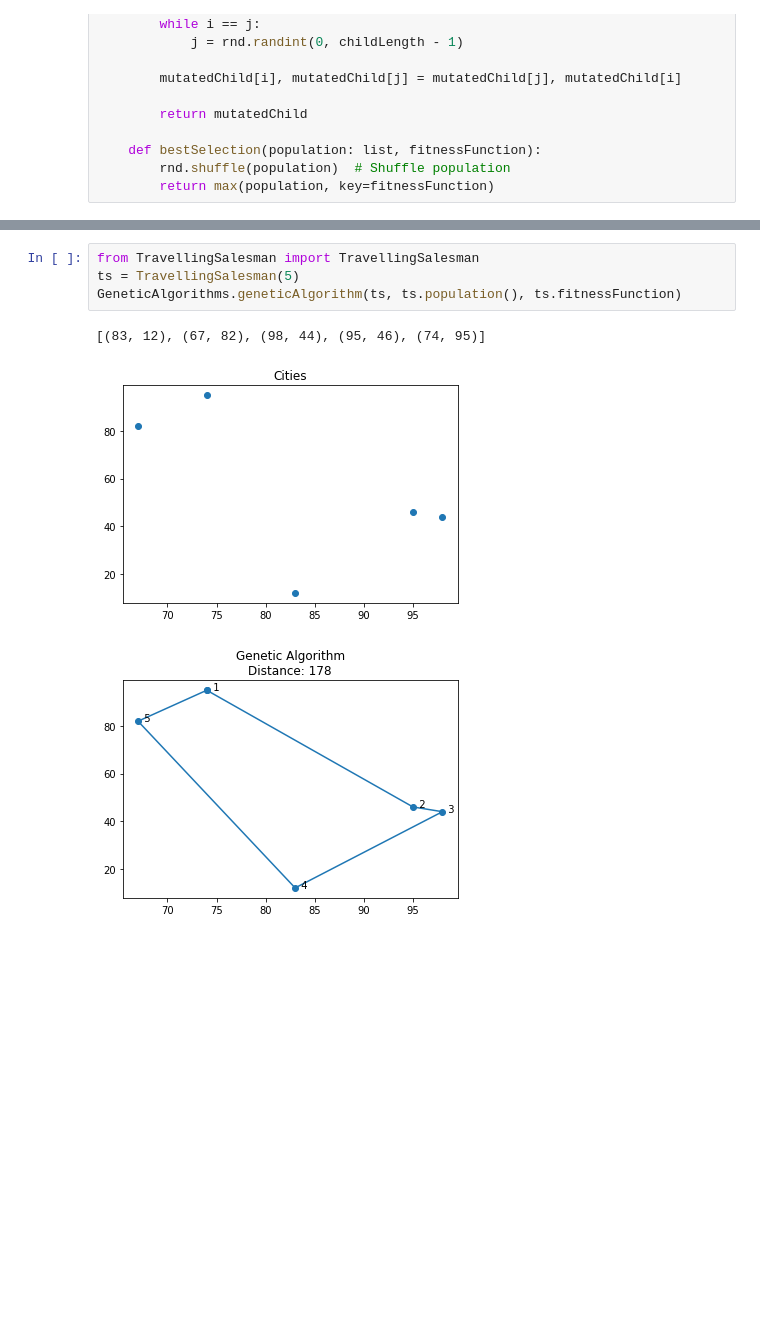
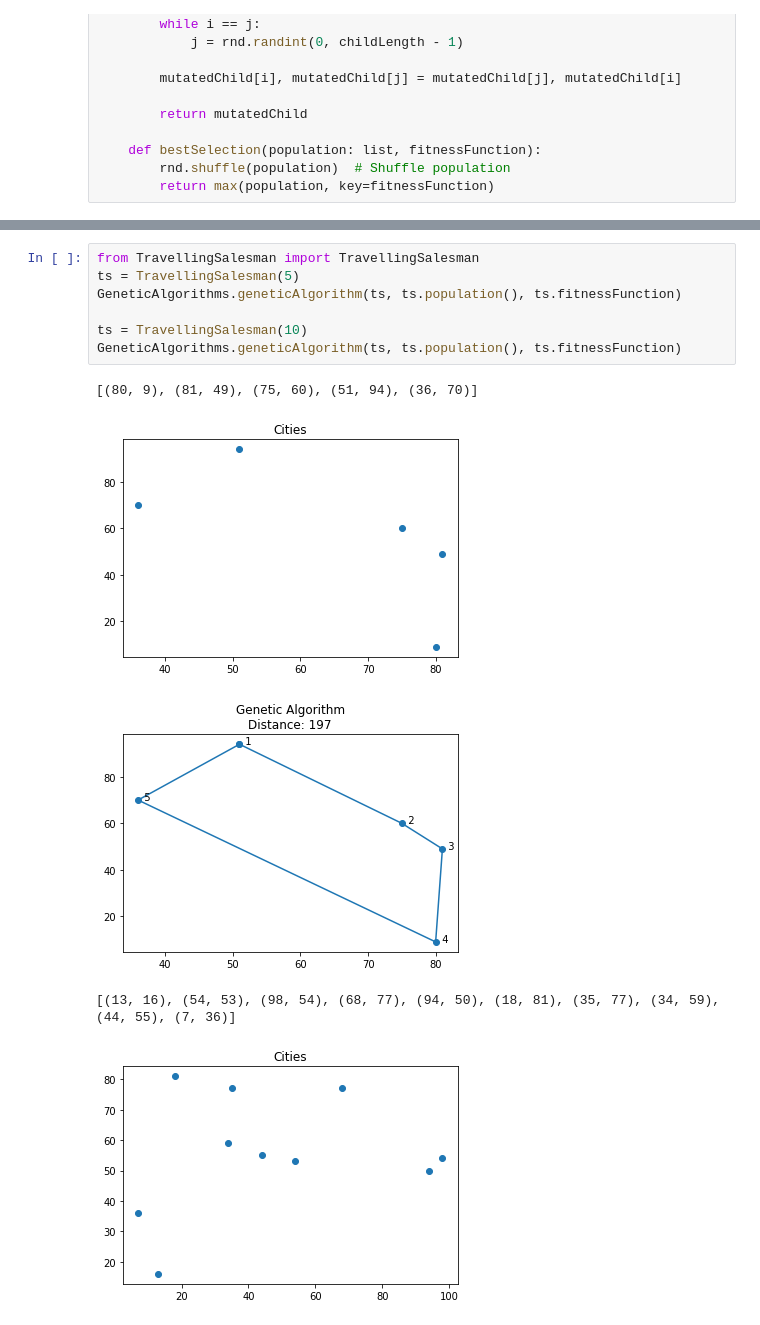
Before and after one commit to Krfld/ISEL-IASC, a Jupyter notebook: Objetivo 2/2.ipynb, the cells around one changed output, grey strips where cells are left out. Saved outputs shown, nothing was run; the diff lists cells and outputs as text; blank space fills up the shorter version.

```diff
--- a/Objetivo 2/2.ipynb
+++ b/Objetivo 2/2.ipynb
@@ -64,8 +74,13 @@ class GeneticAlgorithms:
 # %%
 from TravellingSalesman import TravellingSalesman
 ts = TravellingSalesman(5)
 GeneticAlgorithms.geneticAlgorithm(ts, ts.population(), ts.fitnessFunction)
+
+ts = TravellingSalesman(10)
+GeneticAlgorithms.geneticAlgorithm(ts, ts.population(), ts.fitnessFunction)
 # %% [output]
-[(83, 12), (67, 82), (98, 44), (95, 46), (74, 95)]
+[(80, 9), (81, 49), (75, 60), (51, 94), (36, 70)]
-[figure, old version]
+[figure, new version]
-[figure, old version]
+[figure, new version]
+[(13, 16), (54, 53), (98, 54), (68, 77), (94, 50), (18, 81), (35, 77), (34, 59), (44, 55), (7, 36)]
+[figure, added]
```
Also changed, not shown: parts of 3 cells of this notebook, 2 other files.
